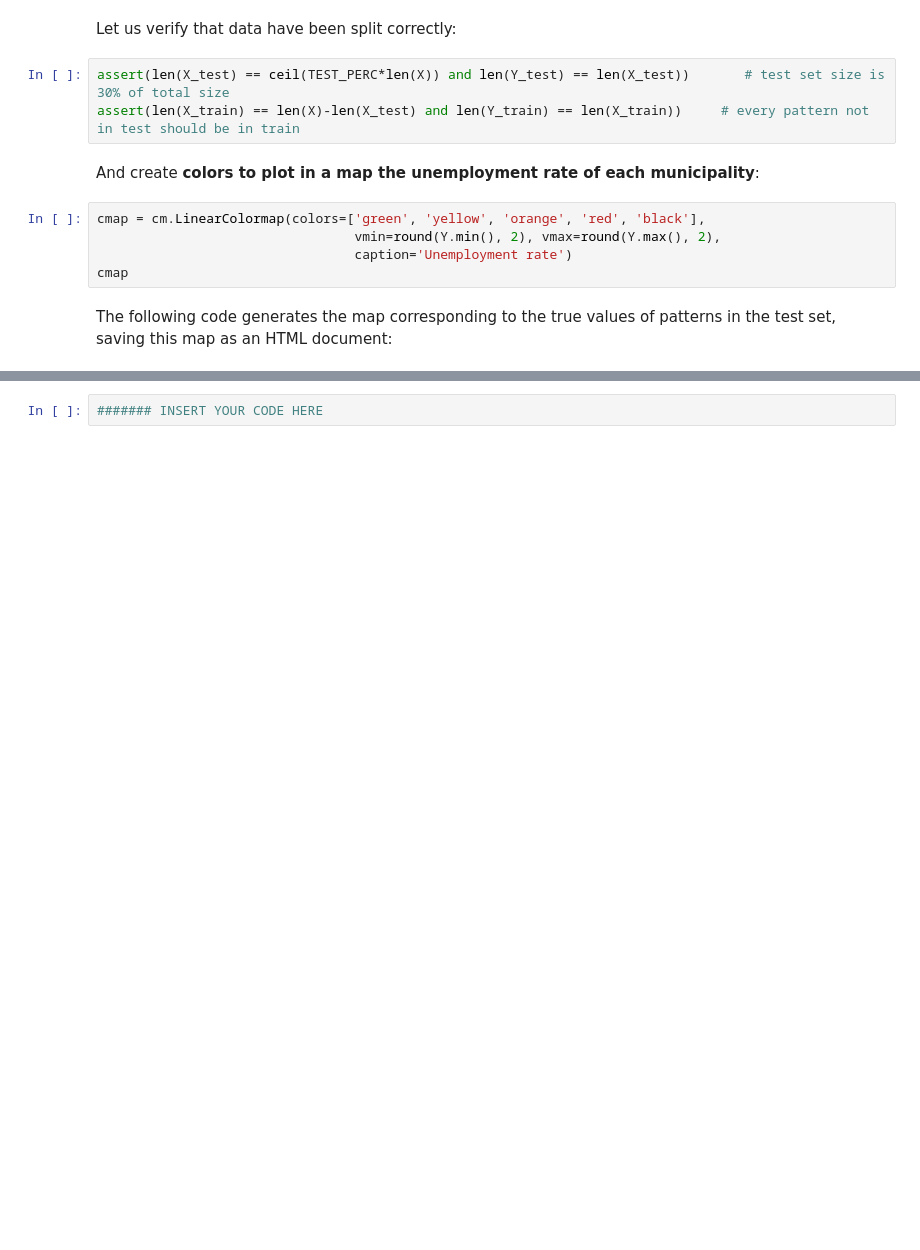
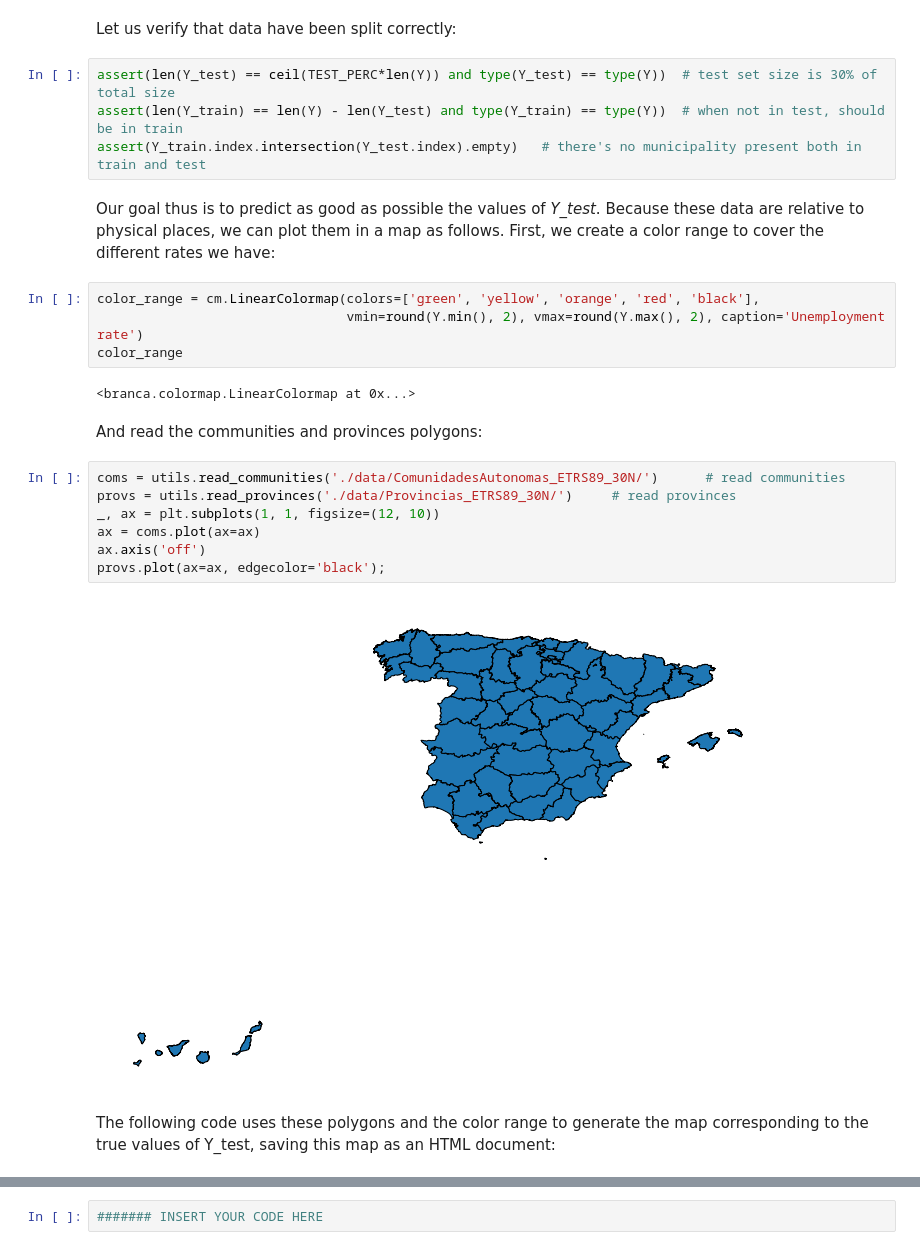
Before and after one commit to jorloplaz/teaching_material, a Jupyter notebook: SVM/svmUnemployment/svmUnemployment_student.ipynb, the cells around one changed output, grey strips where cells are left out. Drawn from its saved outputs; the diff is of its cells as text; blank space fills up the shorter version.

```diff
--- a/SVM/svmUnemployment/svmUnemployment_student.ipynb
+++ b/SVM/svmUnemployment/svmUnemployment_student.ipynb
@@ -125,15 +168,28 @@ TEST_PERC = 0.3     # 30% for test, 70% for training
 # %% [markdown]
 Let us verify that data have been split correctly:
 # %%
-assert(len(X_test) == ceil(TEST_PERC*len(X)) and len(Y_test) == len(X_test))       # test set size is 30% of total size
-assert(len(X_train) == len(X)-len(X_test) and len(Y_train) == len(X_train))     # every pattern not in test should be in train
+assert(len(Y_test) == ceil(TEST_PERC*len(Y)) and type(Y_test) == type(Y))  # test set size is 30% of total size
+assert(len(Y_train) == len(Y) - len(Y_test) and type(Y_train) == type(Y))  # when not in test, should be in train
+assert(Y_train.index.intersection(Y_test.index).empty)   # there's no municipality present both in train and test
-# %% [markdown]
-And create **colors to plot in a map the unemployment rate of each municipality**:
+# %% [markdown]
+Our goal thus is to predict as good as possible the values of *Y_test*. Because these data are relative to physical places, we can plot them in a map as follows. First, we create a color range to cover the different rates we have:
 # %%
-cmap = cm.LinearColormap(colors=['green', 'yellow', 'orange', 'red', 'black'],
-                                 vmin=round(Y.min(), 2), vmax=round(Y.max(), 2),
-                                 caption='Unemployment rate')
-cmap
+color_range = cm.LinearColormap(colors=['green', 'yellow', 'orange', 'red', 'black'],
+                                vmin=round(Y.min(), 2), vmax=round(Y.max(), 2), caption='Unemployment rate')
+color_range
+# %% [output]
+<branca.colormap.LinearColormap at 0x...>
+# %% [markdown]
+And read the communities and provinces polygons:
+# %%
+coms = utils.read_communities('./data/ComunidadesAutonomas_ETRS89_30N/')      # read communities
+provs = utils.read_provinces('./data/Provincias_ETRS89_30N/')     # read provinces
+_, ax = plt.subplots(1, 1, figsize=(12, 10))
+ax = coms.plot(ax=ax)
+ax.axis('off')
+provs.plot(ax=ax, edgecolor='black');
+# %% [output]
+[figure, added]
 # %% [markdown]
-The following code generates the map corresponding to the true values of patterns in the test set, saving this map as an HTML document:
+The following code uses these polygons and the color range to generate the map corresponding to the true values of Y_test, saving this map as an HTML document:
 # %%
```
Also changed, not shown: parts of 85 cells of this notebook, 1 other file.
